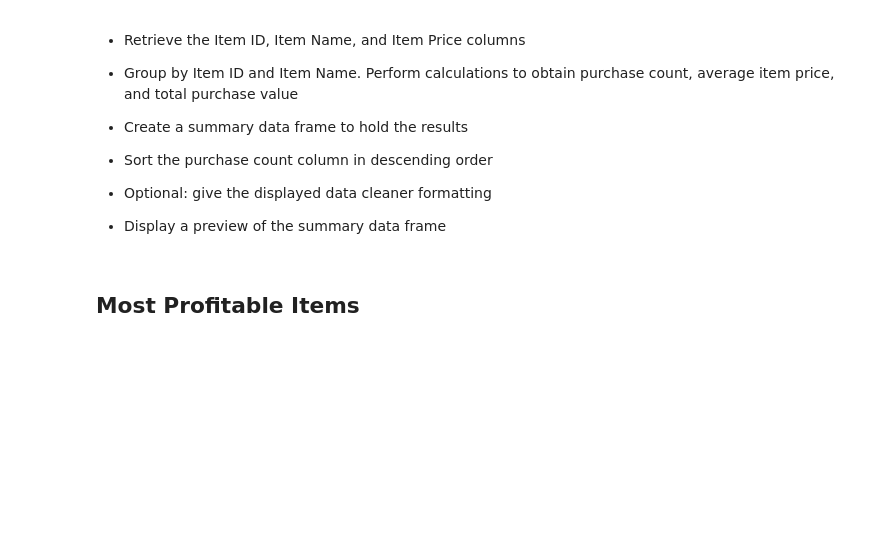
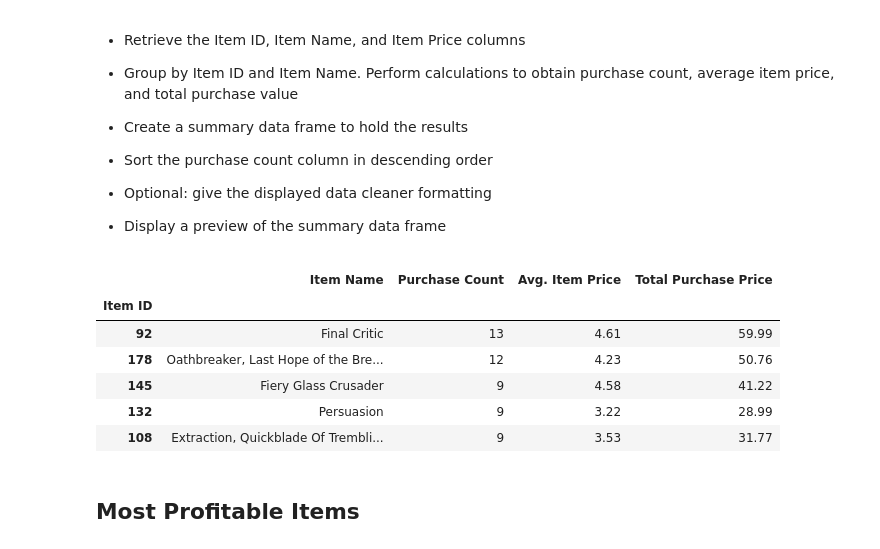
Before and after one commit to dany-roman/Microtransaction-Analysis, a Jupyter notebook: Microtransaction_Analysis.ipynb, the cells around one changed output. Saved outputs shown, nothing was run; the diff lists cells and outputs as text; code cells hidden in the pictures; blank space fills up the shorter version.

Commit message:
Completed most popular and profitable items analysis

```diff
--- a/Microtransaction_Analysis.ipynb
+++ b/Microtransaction_Analysis.ipynb
@@ -262,6 +264,28 @@ topspend_merge.head()
 
 
 * Display a preview of the summary data frame
+# %%
+item_data = purchase_data[['Item ID','Item Name','Price', 'Purchase ID']].copy()
+item_group = item_data.groupby(['Item ID'])
+item_name = item_group['Item Name'].first()
+item_npurch = item_group['Purchase ID'].count()
+item_avgprice = round(item_group['Price'].mean(), 2)
+item_totalprice = round(item_group['Price'].sum(), 2)
+item_merge = {'Item Name': item_name,
+                'Purchase Count':item_npurch,
+                'Avg. Item Price': item_avgprice,
+                'Total Purchase Price': item_totalprice}
+item_merge = pd.DataFrame(item_merge)
+item_merge = item_merge.sort_values('Purchase Count', ascending=False)
+item_merge.head()
+# %% [output]
+|  | Item Name | Purchase Count | Avg. Item Price | Total Purchase Price |
+| Item ID |  |  |  |  |
+| 92 | Final Critic | 13 | 4.61 | 59.99 |
+| 178 | Oathbreaker, Last Hope of the Bre... | 12 | 4.23 | 50.76 |
+| 145 | Fiery Glass Crusader | 9 | 4.58 | 41.22 |
+| 132 | Persuasion | 9 | 3.22 | 28.99 |
+| 108 | Extraction, Quickblade Of Trembli... | 9 | 3.53 | 31.77 |
 # %% [markdown]
 ## Most Profitable Items
 # %% [markdown]
```
Also changed, not shown: parts of 3 cells of this notebook.
